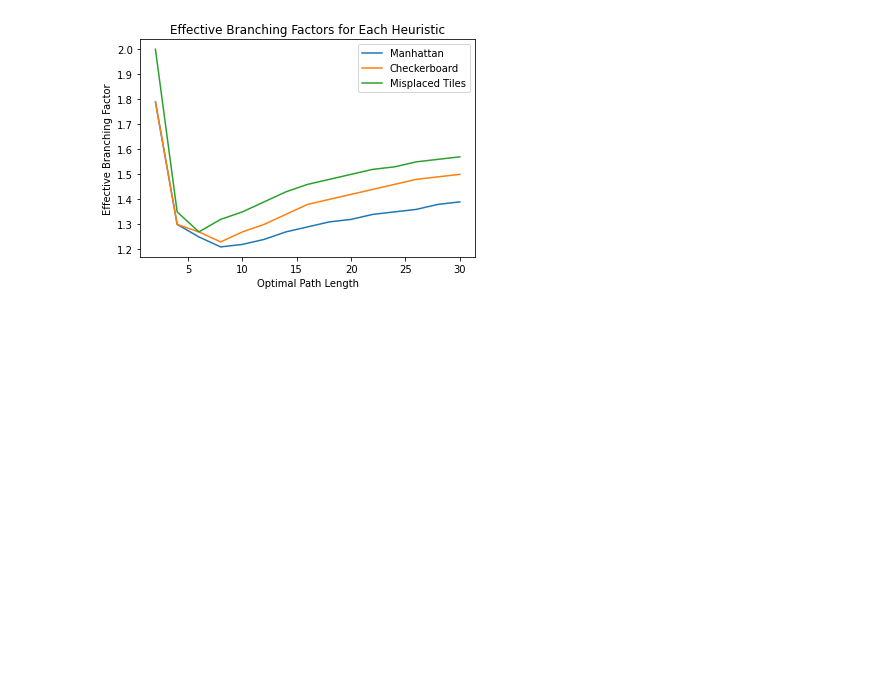
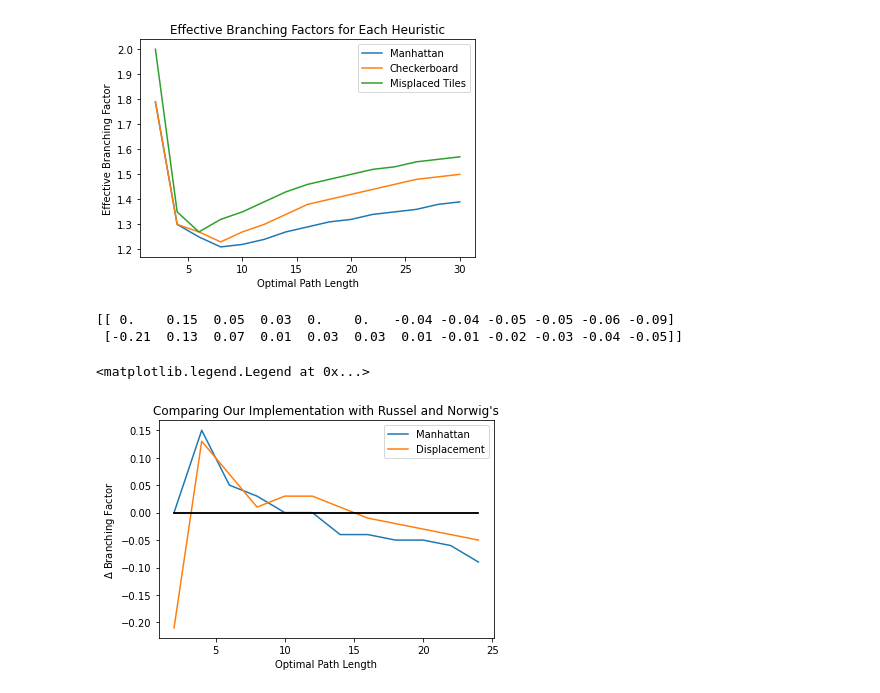
Before and after one commit to DuBose-Tuller/CSC370_HW1, a Jupyter notebook: Scratchwork.ipynb, the cells around one changed output. Drawn from its saved outputs; the diff is of its cells as text; code cells hidden in the pictures; blank space fills up the shorter version.

```diff
--- a/Scratchwork.ipynb
+++ b/Scratchwork.ipynb
@@ -74,3 +74,17 @@ plt.legend(["Manhattan", "Checkerboard", "Misplaced Tiles"])
   1.5 ]]
 <matplotlib.legend.Legend at 0x...>
 [figure]
+# %%
+diffs = np.array(pd.read_csv("diffs.csv", header=None)).transpose()
+print(diffs)
+plt.plot(range(2, 26, 2), diffs.transpose())
+plt.plot(range(2, 26, 2), np.zeros(diffs.transpose().shape), color="black")
+plt.title("Comparing Our Implementation with Russel and Norwig's")
+plt.xlabel("Optimal Path Length")
+plt.ylabel("$\Delta$ Branching Factor")
+plt.legend(["Manhattan", "Displacement"])
+# %% [output]
+[[ 0.    0.15  0.05  0.03  0.    0.   -0.04 -0.04 -0.05 -0.05 -0.06 -0.09]
+ [-0.21  0.13  0.07  0.01  0.03  0.03  0.01 -0.01 -0.02 -0.03 -0.04 -0.05]]
+<matplotlib.legend.Legend at 0x...>
+[figure, added]
```
Also changed, not shown: parts of 2 cells of this notebook, 3 other files.
